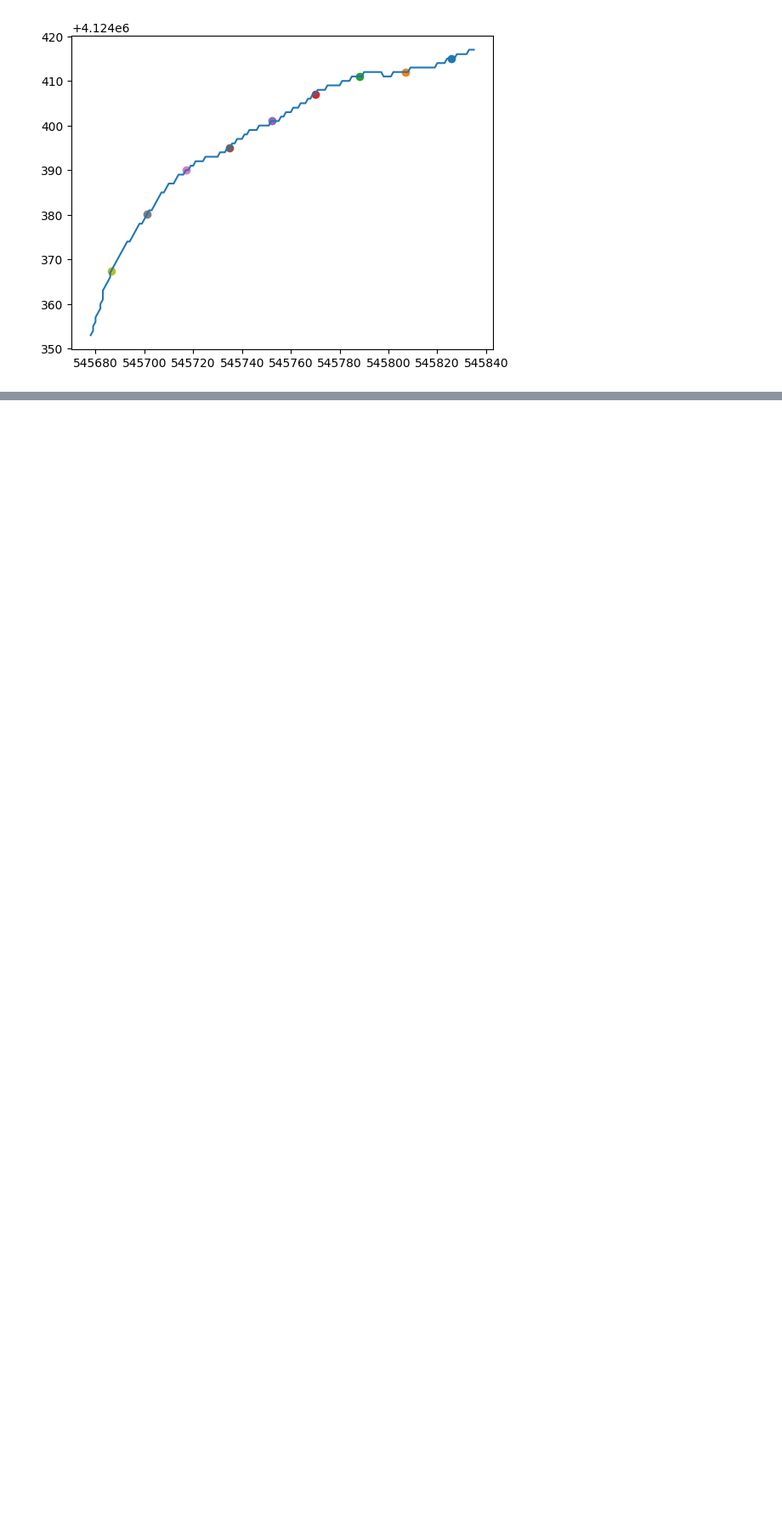
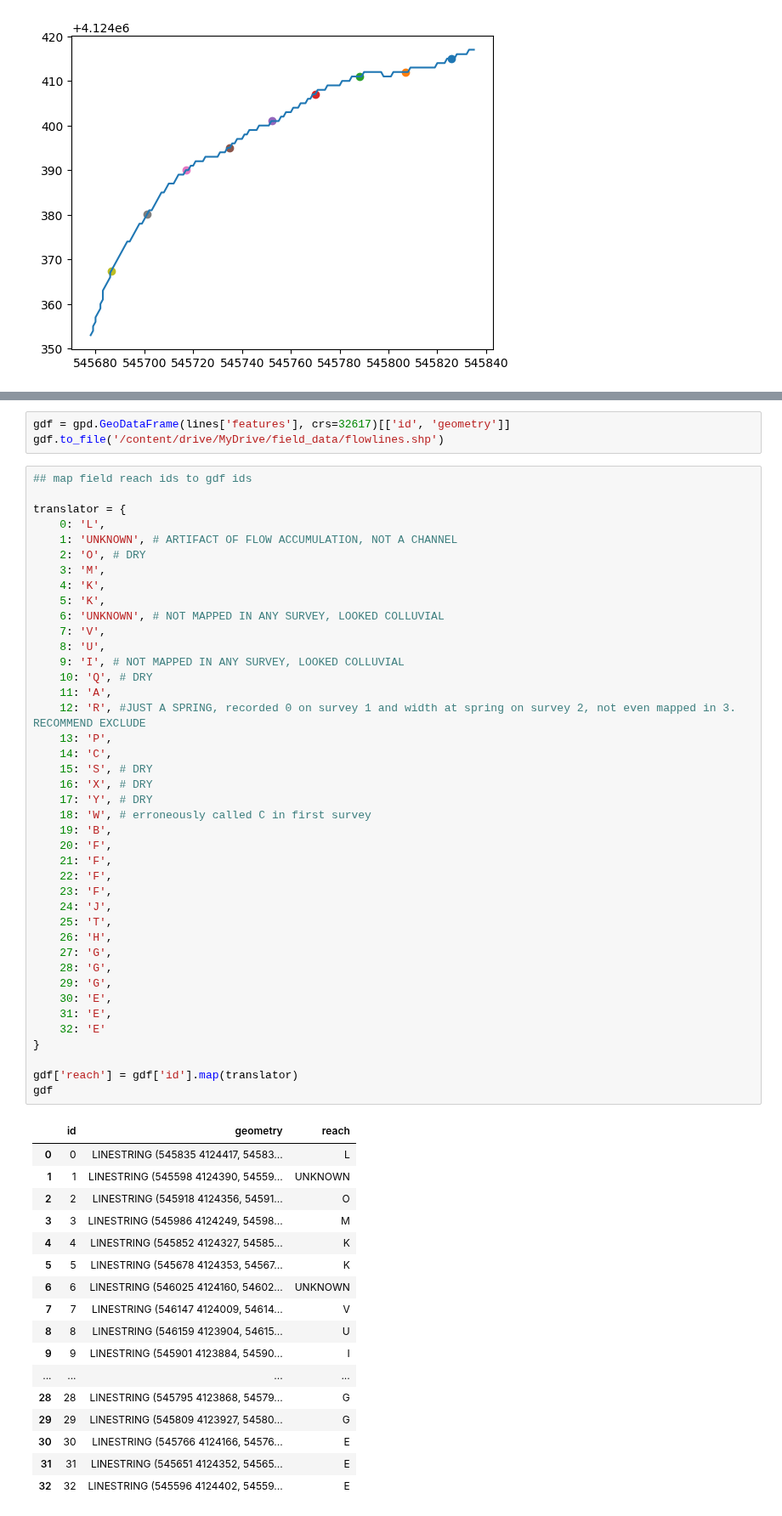
Before and after one commit to wherediddavidgo/multitemporal_RSSA, a Jupyter notebook: field_data.ipynb, the cells around one changed output, grey strips where cells are left out. Shown at 85% size. Saved outputs shown, nothing was run; the diff lists cells and outputs as text; blank space fills up the shorter version.

Commit message:
workin on channel heads

```diff
--- a/field_data.ipynb
+++ b/field_data.ipynb
@@ -102,0 +97,62 @@ b[0]
+# %%
+gdf = gpd.GeoDataFrame(lines['features'], crs=32617)[['id', 'geometry']]
+gdf.to_file('/content/drive/MyDrive/field_data/flowlines.shp')
+# %%
+## map field reach ids to gdf ids
+
+translator = {
+    0: 'L',
+    1: 'UNKNOWN', # ARTIFACT OF FLOW ACCUMULATION, NOT A CHANNEL
+    2: 'O', # DRY
+    3: 'M',
+    4: 'K',
+    5: 'K',
+    6: 'UNKNOWN', # NOT MAPPED IN ANY SURVEY, LOOKED COLLUVIAL
+    7: 'V',
+    8: 'U',
+    9: 'I', # NOT MAPPED IN ANY SURVEY, LOOKED COLLUVIAL
+    10: 'Q', # DRY
+    11: 'A',
+    12: 'R', #JUST A SPRING, recorded 0 on survey 1 and width at spring on survey 2, not even mapped in 3. RECOMMEND EXCLUDE
+    13: 'P',
+    14: 'C',
+    15: 'S', # DRY
+    16: 'X', # DRY
+    17: 'Y', # DRY
+    18: 'W', # erroneously called C in first survey
+    19: 'B',
+    20: 'F',
+    21: 'F',
+    22: 'F',
+    23: 'F',
+    24: 'J',
+    25: 'T',
+    26: 'H',
+    27: 'G',
+    28: 'G',
+    29: 'G',
+    30: 'E',
+    31: 'E',
+    32: 'E'
+}
+
+gdf['reach'] = gdf['id'].map(translator)
+gdf
+# %% [output]
+|  | id | geometry | reach |
+| 0 | 0 | LINESTRING (545835 4124417, 54583... | L |
+| 1 | 1 | LINESTRING (545598 4124390, 54559... | UNKNOWN |
+| 2 | 2 | LINESTRING (545918 4124356, 54591... | O |
+| 3 | 3 | LINESTRING (545986 4124249, 54598... | M |
+| 4 | 4 | LINESTRING (545852 4124327, 54585... | K |
+| 5 | 5 | LINESTRING (545678 4124353, 54567... | K |
+| 6 | 6 | LINESTRING (546025 4124160, 54602... | UNKNOWN |
+| 7 | 7 | LINESTRING (546147 4124009, 54614... | V |
+| 8 | 8 | LINESTRING (546159 4123904, 54615... | U |
+| 9 | 9 | LINESTRING (545901 4123884, 54590... | I |
+| ... | ... | ... | ... |
+| 28 | 28 | LINESTRING (545795 4123868, 54579... | G |
+| 29 | 29 | LINESTRING (545809 4123927, 54580... | G |
+| 30 | 30 | LINESTRING (545766 4124166, 54576... | E |
+| 31 | 31 | LINESTRING (545651 4124352, 54565... | E |
+| 32 | 32 | LINESTRING (545596 4124402, 54559... | E |
```
Also changed, not shown: parts of 6 cells of this notebook.
